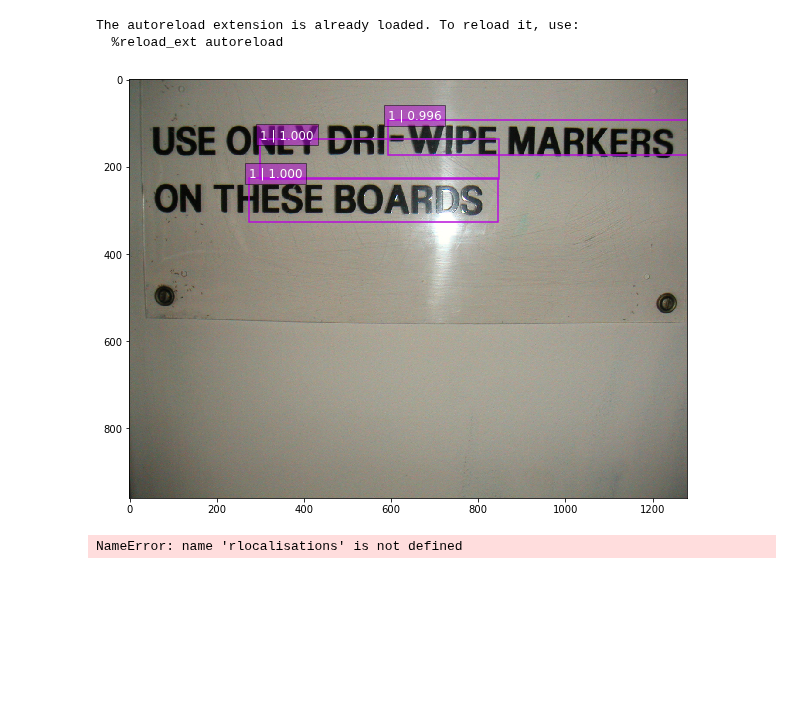
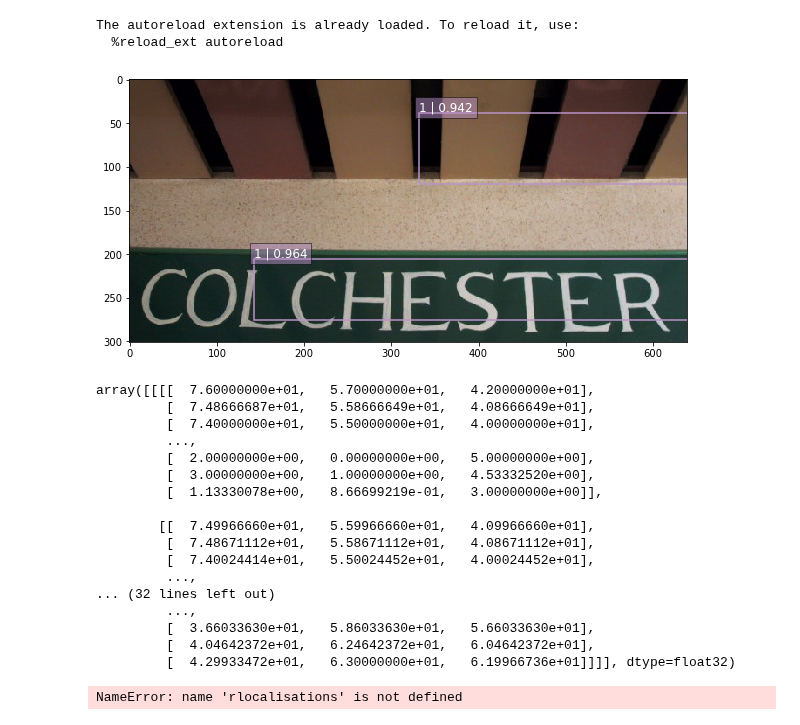
Before and after one commit to bindung/TextBoxes-TensorFlow, a Jupyter notebook: Notes/Textbox_eval.ipynb, the cells around one changed output. Cells and saved outputs as stored; diff of their text form; code cells hidden in the pictures; blank space fills up the shorter version.

```diff
--- a/Notes/Textbox_eval.ipynb
+++ b/Notes/Textbox_eval.ipynb
@@ -62,7 +62,7 @@ saver.restore(isess, '../checkpoints/model.ckpt-14499')
 anchors = net.anchors(net_shape)
 # %%
 # Main image processing routine.
-def process_image(img, select_threshold=0.99, nms_threshold=.1, net_shape=(300, 300)):
+def process_image(img, select_threshold=0.90, nms_threshold=.1, net_shape=(300, 300)):
     # Run SSD network.
     rimg, rpredictions, rlocalisations, rbbox_img = isess.run([image_4d,predictions, localisations, bbox_img],
                                                               feed_dict={img_input: img})
@@ -73,19 +73,40 @@ def process_image(img, select_threshold=0.99, nms_threshold=.1, net_shape=(300,
             select_threshold=select_threshold, img_shape=net_shape, num_classes=2, decode=True)
 
     rbboxes = np_methods.bboxes_clip(rbboxes)
-    rclasses, rscores, rbboxes = np_methods.bboxes_sort(rclasses, rscores, rbboxes, top_k=400)
-    rclasses, rscores, rbboxes = np_methods.bboxes_nms(rclasses, rscores, rbboxes, nms_threshold=nms_threshold)
+    rclasses, rscores, rbboxes = np_methods.bboxes_sort(rclasses, rscores, rbboxes, top_k=200)
+    #rclasses, rscores, rbboxes = np_methods.bboxes_nms(rclasses, rscores, rbboxes, nms_threshold=nms_threshold)
     # Resize bboxes to original image shape. Note: useless for Resize.WARP!
+    rbboxes,rclasses, rscores = np_methods.non_max_suppression_fast(rclasses, rscores,rbboxes, nms_threshold)
     rbboxes = np_methods.bboxes_resize(rbbox_img, rbboxes)
-    return rclasses, rscores, rbboxes
+    return rclasses, rscores, rbboxes,rimg
 # %%
-img = mpimg.imread('../data/ICDAR2013/ICDAR-Training-Images/120.jpg')
-rclasses, rscores, rbboxes =  process_image(img)
+img = mpimg.imread('../data/ICDAR2013/ICDAR-Training-Images/110.jpg')
+rclasses, rscores, rbboxes,rimg =  process_image(img)
 
 # visualization.bboxes_draw_on_img(img, rclasses, rscores, rbboxes, visualization.colors_plasma)
 visualization.plt_bboxes(img, rclasses, rscores, rbboxes)
 # %% [output]
-[figure, old version]
+[figure, new version]
+# %%
+rimg
+# %% [output]
+array([[[[  7.60000000e+01,   5.70000000e+01,   4.20000000e+01],
+         [  7.48666687e+01,   5.58666649e+01,   4.08666649e+01],
+         [  7.40000000e+01,   5.50000000e+01,   4.00000000e+01],
+         ...,
+         [  2.00000000e+00,   0.00000000e+00,   5.00000000e+00],
+         [  3.00000000e+00,   1.00000000e+00,   4.53332520e+00],
+         [  1.13330078e+00,   8.66699219e-01,   3.00000000e+00]],
+
+        [[  7.49966660e+01,   5.59966660e+01,   4.09966660e+01],
+         [  7.48671112e+01,   5.58671112e+01,   4.08671112e+01],
+         [  7.40024414e+01,   5.50024452e+01,   4.00024452e+01],
+         ...,
+... (32 lines left out)
+         ...,
+         [  3.66033630e+01,   5.86033630e+01,   5.66033630e+01],
+         [  4.04642372e+01,   6.24642372e+01,   6.04642372e+01],
+         [  4.29933472e+01,   6.30000000e+01,   6.19966736e+01]]]], dtype=float32)
 # %%
 for i in range(6):
     print rlocalisations[i][np.where(rpredictions[i][:,:,:,:,:,1:] > 0.99)].shape
```
Also changed, not shown: parts of 1 cell of this notebook, 5 other files.
